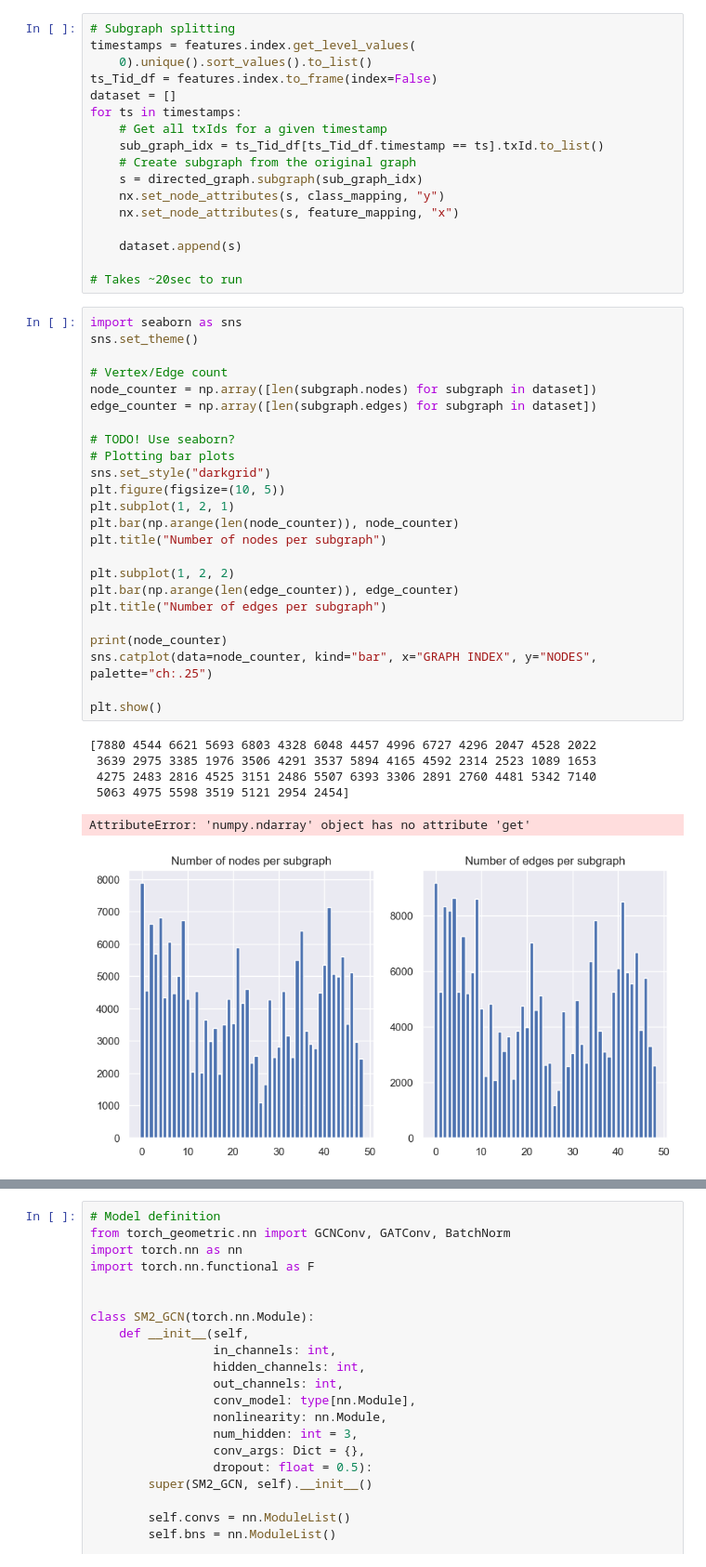
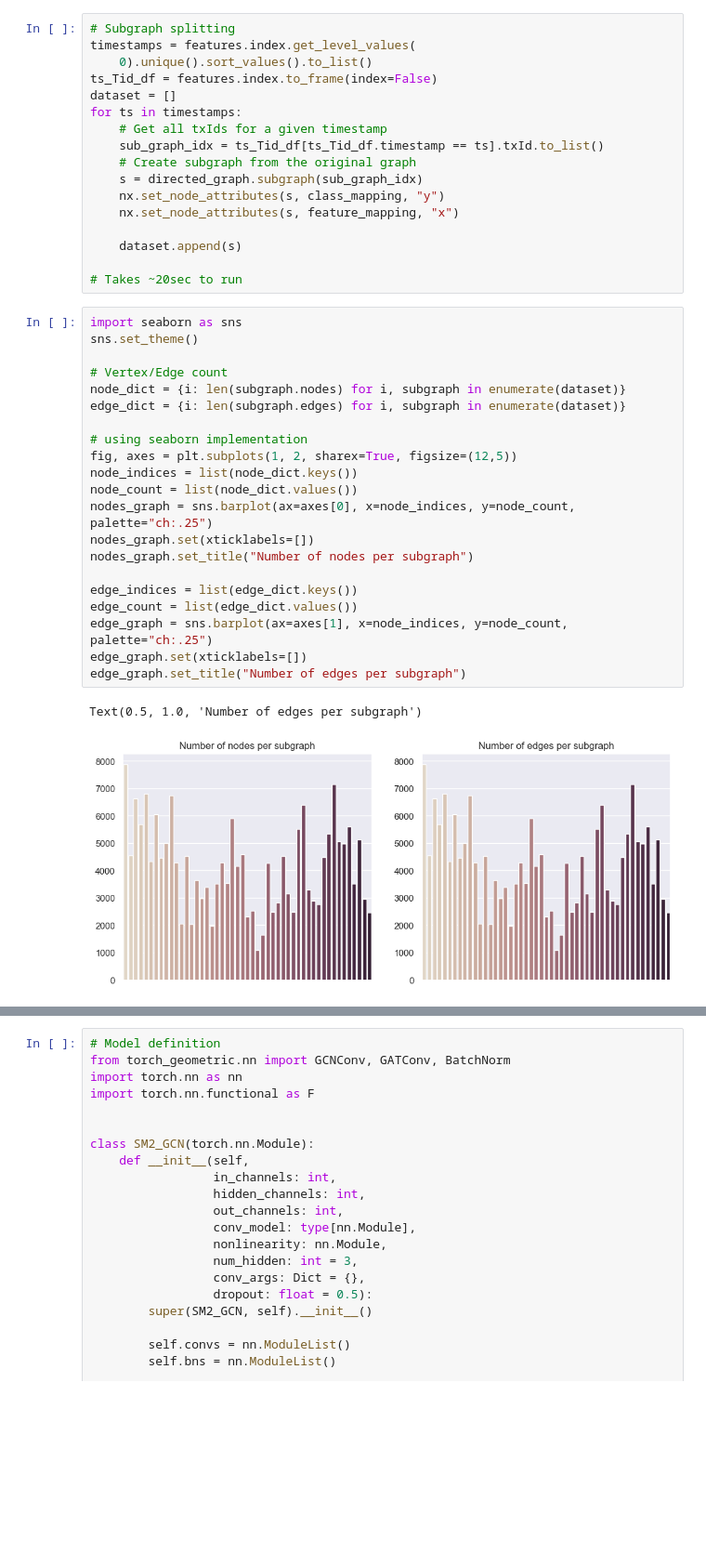
Before and after one commit to aleksgorica/MLGproject, a Jupyter notebook: project.ipynb, the cells around one changed output, grey strips where cells are left out. Shown at 93% size. Cells and saved outputs as stored; diff of their text form; blank space fills up the shorter version.

```diff
--- a/project.ipynb
+++ b/project.ipynb
@@ -167,36 +161,29 @@ for ts in timestamps:
     dataset.append(s)
 
 # Takes ~20sec to run
-# %%
-import seaborn as sns
-sns.set_theme()
-
-# Vertex/Edge count
-node_counter = np.array([len(subgraph.nodes) for subgraph in dataset])
-edge_counter = np.array([len(subgraph.edges) for subgraph in dataset])
-
-# TODO! Use seaborn?
-# Plotting bar plots
-sns.set_style("darkgrid")
-plt.figure(figsize=(10, 5))
-plt.subplot(1, 2, 1)
-plt.bar(np.arange(len(node_counter)), node_counter)
-plt.title("Number of nodes per subgraph")
-
-plt.subplot(1, 2, 2)
-plt.bar(np.arange(len(edge_counter)), edge_counter)
-plt.title("Number of edges per subgraph")
-
-print(node_counter)
-sns.catplot(data=node_counter, kind="bar", x="GRAPH INDEX", y="NODES", palette="ch:.25")
-
-plt.show()
-# %% [output]
-[7880 4544 6621 5693 6803 4328 6048 4457 4996 6727 4296 2047 4528 2022
- 3639 2975 3385 1976 3506 4291 3537 5894 4165 4592 2314 2523 1089 1653
- 4275 2483 2816 4525 3151 2486 5507 6393 3306 2891 2760 4481 5342 7140
- 5063 4975 5598 3519 5121 2954 2454]
-AttributeError: 'numpy.ndarray' object has no attribute 'get'
-[figure, removed]
+# %%
+import seaborn as sns
+sns.set_theme()
+
+# Vertex/Edge count
+node_dict = {i: len(subgraph.nodes) for i, subgraph in enumerate(dataset)}
+edge_dict = {i: len(subgraph.edges) for i, subgraph in enumerate(dataset)}
+
+# using seaborn implementation
+fig, axes = plt.subplots(1, 2, sharex=True, figsize=(12,5))
+node_indices = list(node_dict.keys())
+node_count = list(node_dict.values())
+nodes_graph = sns.barplot(ax=axes[0], x=node_indices, y=node_count, palette="ch:.25")
+nodes_graph.set(xticklabels=[])
+nodes_graph.set_title("Number of nodes per subgraph")
+
+edge_indices = list(edge_dict.keys())
+edge_count = list(edge_dict.values())
+edge_graph = sns.barplot(ax=axes[1], x=node_indices, y=node_count, palette="ch:.25")
+edge_graph.set(xticklabels=[])
+edge_graph.set_title("Number of edges per subgraph")
+# %% [output]
+Text(0.5, 1.0, 'Number of edges per subgraph')
+[figure, added]
 # %%
 # Displaying the smallest subgraph
```
Also changed, not shown: parts of 2 cells of this notebook.
